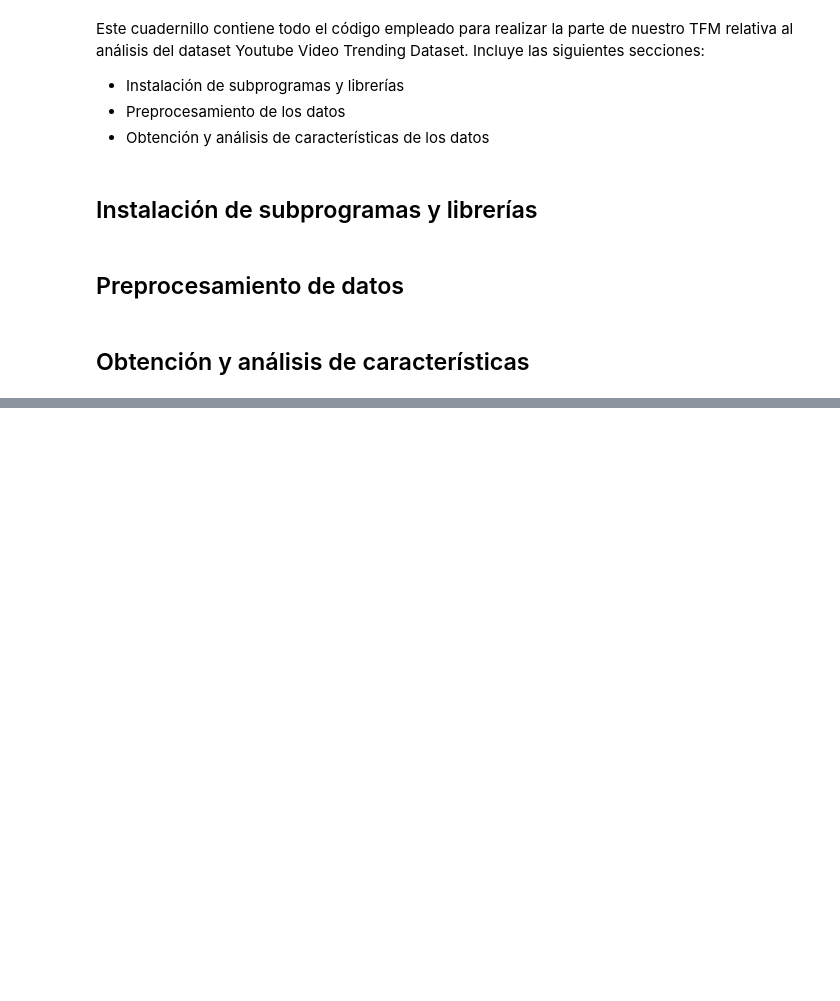
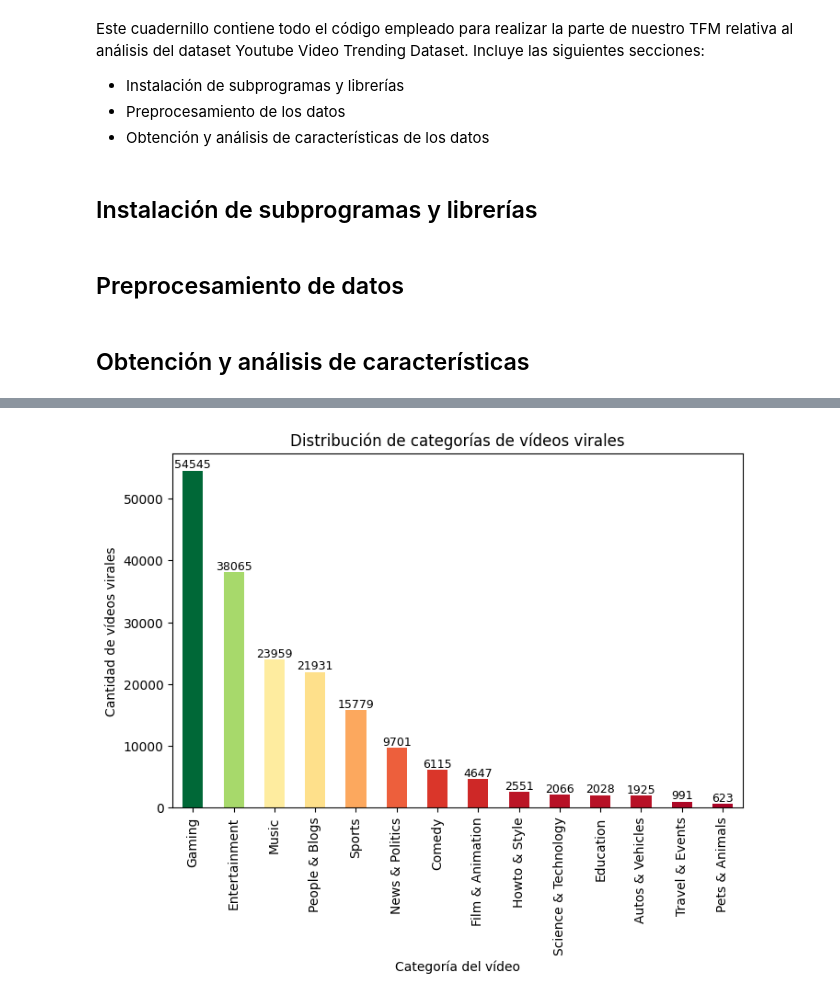
Before and after one commit to dsdr02/TFM, a Jupyter notebook: David-EDA.ipynb, the cells around one changed output, grey strips where cells are left out. Saved outputs shown, nothing was run; the diff lists cells and outputs as text; code cells hidden in the pictures; blank space fills up the shorter version.

```diff
--- a/David-EDA.ipynb
+++ b/David-EDA.ipynb
@@ -41,3 +44,5 @@ df_unique = df.drop_duplicates(subset=['video_id'], keep='first')
 df_unique.to_csv('ytvg_unique.csv', index=False)
 # %% [markdown]
 ## Obtención y análisis de características
+# %%
+df = pd.read_csv("ytvg_unique.csv")
@@ -43,0 +61,17 @@ df_unique.to_csv('ytvg_unique.csv', index=False)
+# %%
+#Análisis de categorías
+categories = df['video_category_id'].value_counts()
+plt.figure(figsize=(8,5))
+bars = categories.plot(kind='bar', color=plt.cm.RdYlGn(categories/categories.max()))
+
+plt.title(f"Distribución de categorías de vídeos virales")
+plt.xlabel("Categoría del vídeo")
+plt.ylabel("Cantidad de vídeos virales")
+plt.xticks(rotation=90)
+
+for i, value in enumerate(categories):
+    plt.text(i, value + 0.5, str(value), ha='center', va='bottom', fontsize=9)
+
+plt.show()
+# %% [output]
+[figure, added]
```
Also changed, not shown: parts of 11 cells of this notebook.
